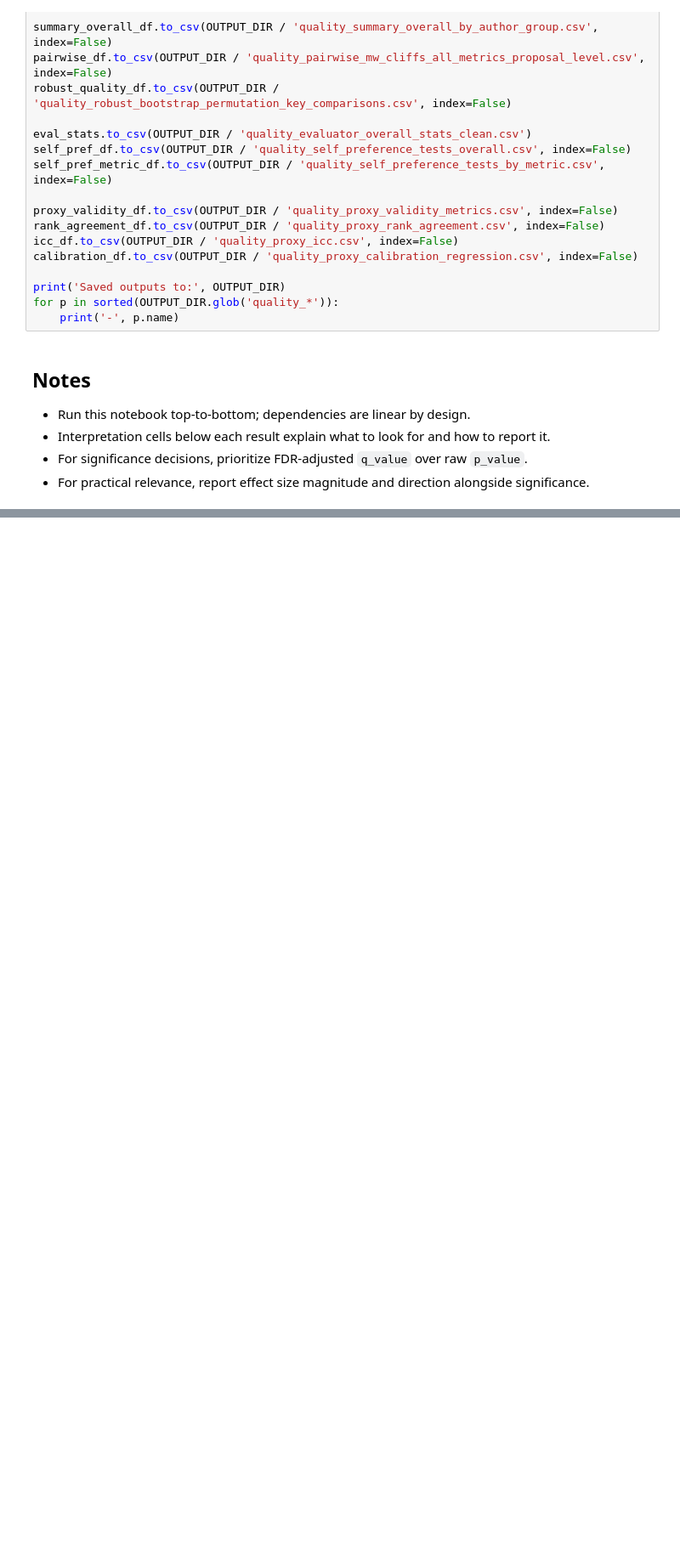
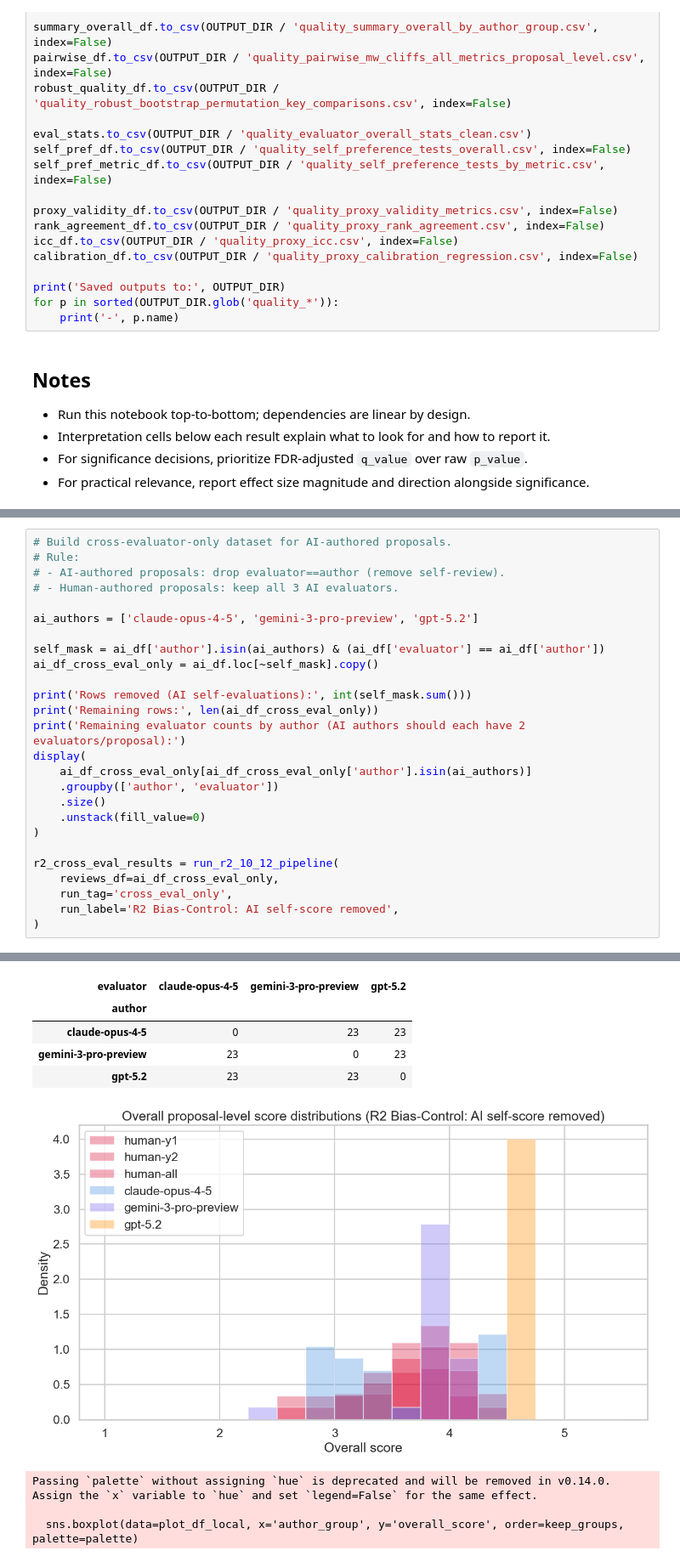
Before and after one commit to eveyhuang/human-AI-proposal, a Jupyter notebook: compare_reviews.ipynb, the cells around one changed output, grey strips where cells are left out. Shown at 85% size. Saved outputs shown, nothing was run; the diff lists cells and outputs as text; blank space fills up the shorter version.

Commit message:
compare reviews done

```diff
--- a/compare_reviews.ipynb
+++ b/compare_reviews.ipynb
@@ -1787,0 +2668,27 @@ for p in sorted(OUTPUT_DIR.glob('quality_*')):
+# %%
+# Build cross-evaluator-only dataset for AI-authored proposals.
+# Rule:
+# - AI-authored proposals: drop evaluator==author (remove self-review).
+# - Human-authored proposals: keep all 3 AI evaluators.
+
+ai_authors = ['claude-opus-4-5', 'gemini-3-pro-preview', 'gpt-5.2']
+
+self_mask = ai_df['author'].isin(ai_authors) & (ai_df['evaluator'] == ai_df['author'])
+ai_df_cross_eval_only = ai_df.loc[~self_mask].copy()
+
+print('Rows removed (AI self-evaluations):', int(self_mask.sum()))
+print('Remaining rows:', len(ai_df_cross_eval_only))
+print('Remaining evaluator counts by author (AI authors should each have 2 evaluators/proposal):')
+display(
+    ai_df_cross_eval_only[ai_df_cross_eval_only['author'].isin(ai_authors)]
+    .groupby(['author', 'evaluator'])
+    .size()
+    .unstack(fill_value=0)
+)
+
+r2_cross_eval_results = run_r2_10_12_pipeline(
+    reviews_df=ai_df_cross_eval_only,
+    run_tag='cross_eval_only',
+    run_label='R2 Bias-Control: AI self-score removed',
+)
+# %% [output]
@@ -1787,0 +2698,9 @@ for p in sorted(OUTPUT_DIR.glob('quality_*')):
+| evaluator | claude-opus-4-5 | gemini-3-pro-preview | gpt-5.2 |
+| author |  |  |  |
+| claude-opus-4-5 | 0 | 23 | 23 |
+| gemini-3-pro-preview | 23 | 0 | 23 |
+| gpt-5.2 | 23 | 23 | 0 |
+[figure, added]
+Passing `palette` without assigning `hue` is deprecated and will be removed in v0.14.0. Assign the `x` variable to `hue` and set `legend=False` for the same effect.
+
+  sns.boxplot(data=plot_df_local, x='author_group', y='overall_score', order=keep_groups, palette=palette)
```
Also changed, not shown: parts of 50 cells of this notebook, 33 other files.
